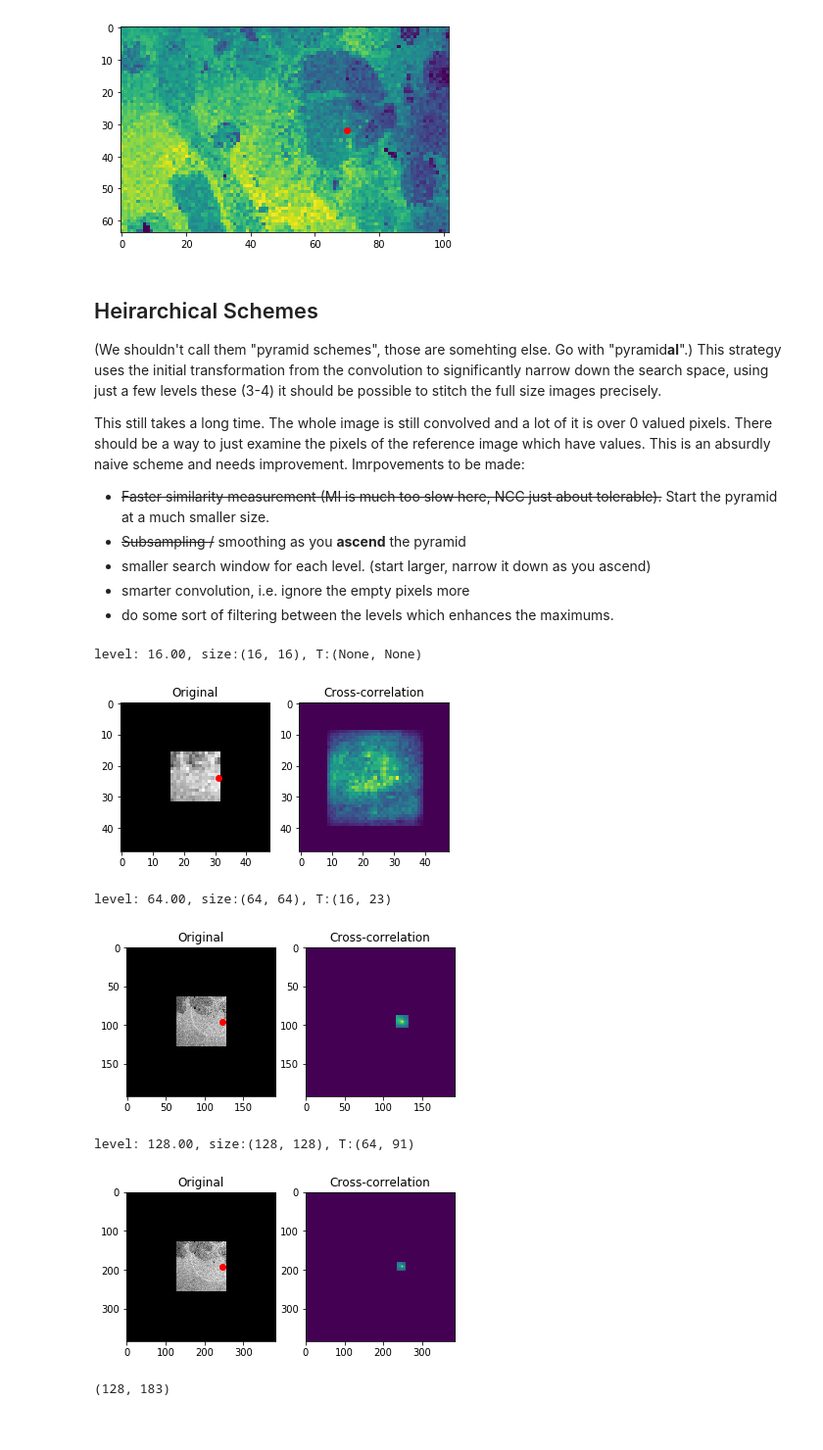
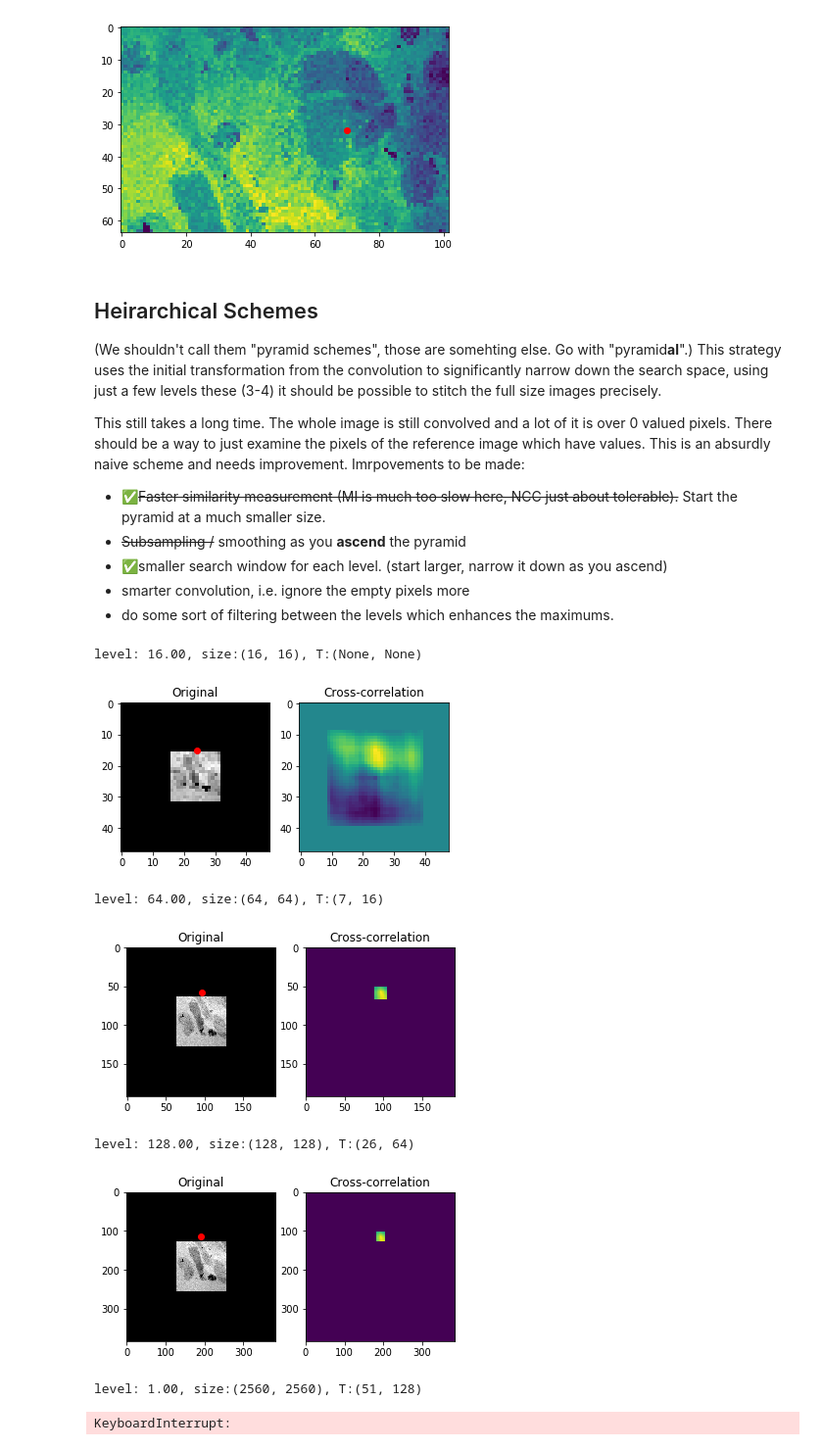
Before and after one commit to tristaaan/stitch-eval, a Jupyter notebook: notebooks/distance-method.ipynb, the cells around one changed output. Shown at 98% size. Saved outputs shown, nothing was run; the diff lists cells and outputs as text; code cells hidden in the pictures.

Commit message:
cleanup, support for float scales in pyramid levels

```diff
--- a/notebooks/distance-method.ipynb
+++ b/notebooks/distance-method.ipynb
@@ -38,6 +38,8 @@ def fill_fn(fn, size):
         return np.zeros(size)
     elif name == 'SSD' or name == 'SAD':
         return np.full(size, np.inf)
+    else:
+        raise ValueError('Unrecognized measurement method: %s' % name)
 
 def convolve(im, template, op):
     h_len, w_len = im.shape
@@ -143,7 +145,7 @@ from scipy import misc
 
 face = im1
 template = im2
-corr = convolve(face, template, MI)
+corr = convolve(face, template, NCCp)
 y, x = np.unravel_index(np.argmax(corr), corr.shape)
 
 # # For this method we need to whiten the images slightly beforehand.
@@ -239,9 +241,9 @@ plt.show()
 
 This still takes a long time. The whole image is still convolved and a lot of it is over 0 valued pixels. There should be a way to just examine the pixels of the reference image which have values. This is an absurdly naive scheme and needs improvement. Imrpovements to be made:
 
-- ~~Faster similarity measurement (MI is much too slow here, NCC just about tolerable).~~ Start the pyramid at a much smaller size.
+- ✅~~Faster similarity measurement (MI is much too slow here, NCC just about tolerable).~~ Start the pyramid at a much smaller size.
 - ~~Subsampling /~~ smoothing as you **ascend** the pyramid
-- smaller search window for each level. (start larger, narrow it down as you ascend)
+- ✅smaller search window for each level. (start larger, narrow it down as you ascend)
 - smarter convolution, i.e. ignore the empty pixels more
 - do some sort of filtering between the levels which enhances the maximums.
 # %%
@@ -262,7 +264,6 @@ def convolve_range(im, template, op, ranges=None):
             for j in range(start_j, end_j):
                 # print('i: %d:%d, j: %d:%d' % (i, i+th, j, j+tw))
                 op_res[i+offset_h, j+offset_w] = op(im[i:i+th, j:j+tw], template)
-#         return op_res[start_i:end_i, start_j:end_j]
         return op_res
 
     for i in range(start_i, h_len-th+1):
@@ -276,6 +277,8 @@ def objective_function(measurement):
         return np.argmax
     elif name == 'SSD' or name == 'SAD':
         return np.argmin
+    else:
+        raise ValueError('Unrecognized measurement method: %s' % name)
 
 def pyramidal(ref_name, mov_name, measurement, levels=[0.05, 0.25, 0.5], im_filter=None):
     '''
@@ -285,7 +288,8 @@ def pyramidal(ref_name, mov_name, measurement, levels=[0.05, 0.25, 0.5], im_filt
     p = 0 # size of moving image
     T      = (None, None) # transformation, (y,x)
     temp_T = (None, None) # temporary_T, these are the unscaled values from the correlation matrix
-    prev_level = None # previous hierarchy
+    new_size = None # copy and resize ref and mov to this size each level.
+    old_size = None # previous hierarchy, used to scale T on next level.
 #     w_size = 32       # window size, each level after the first examines from Tx-w_size, Tx+w_size
     ref_src = Image.open('../data/%s' % ref_name) # reference image
     mov_src = Image.open('../data/%s' % mov_name) # moving image
@@ -299,13 +303,16 @@ def pyramidal(ref_name, mov_name, measurement, levels=[0.05, 0.25, 0.5], im_filt
             new_size = (level, level)
         elif level <= 1.0:
             ny, nx = ref_src.size
-            new_size = (ceil(ny * level), ceil(nx * level))
+            new_size = (int(ny * level), int(nx * level))
         w_size = sqrt(new_size[0])
         print('level: %.02f, size:%s, T:%s' % (level, new_size, T,))
-        assert sum(new_size) <= sum(ref_src.size), 'the image is being scaled up, should always be scaled down'
+        assert (new_size[0] <= ref_src.size[0]) and (new_size[1] <= ref_src.size[1]), \
+               'the image is being scaled up?: %s to %s' % (ref_src.size, new_size,)
+
+        # find a better transformation
         if T != (None, None):
             # difference in scale
-            level_diff = (level / prev_level)
+            scale = (new_size[0] / old_size[0])
             # scale images
             ref = np.array(ref_src.copy().resize(new_size)).astype('float64')
             mov = np.array(mov_src.copy().resize(new_size)).astype('float64')
@@ -315,15 +322,16 @@ def pyramidal(ref_name, mov_name, measurement, levels=[0.05, 0.25, 0.5], im_filt
             # pad ref image
             p = int(mov.shape[0])
             ref = np.pad(ref, ((p,p), (p,p)), 'constant', constant_values=(0,0))
-            # establish a range to look for a better T, scale T, add offsets
+            # establish a range to look for a better T, after scaleing T, add offsets
             ranges = (                                                            \
-                      (int(T[0]*level_diff-w_size), int(T[1]*level_diff-w_size)), \
-                      (int(T[0]*level_diff+w_size), int(T[1]*level_diff+w_size))  \
+                      (int(T[0]*scale-w_size), int(T[1]*scale-w_size)), \
+                      (int(T[0]*scale+w_size), int(T[1]*scale+w_size))  \
                      )
             # find next T
             # print(T, ref.shape, mov.shape, ranges, level_diff)
             corr = convolve_range(ref, mov, measurement, ranges=ranges)
             temp_T = np.unravel_index(objective_function(measurement)(corr), corr.shape)
+        # Find initial transformation
         else:
             # rescale images
             ref = np.array(ref_src.copy().resize(new_size)).astype('float64')
@@ -341,17 +349,18 @@ def pyramidal(ref_name, mov_name, measurement, levels=[0.05, 0.25, 0.5], im_filt
         T = (int(temp_T[0] - int(p/2)), \
              int(temp_T[1] - int(p/2)) )
         show_registration(ref, corr, temp_T[::-1])
-        prev_level = level
+        old_size = new_size
 
     return ref_src, mov_src, T
 # %%
-ref, mov, transformation = pyramidal('S2_segment_4.tif', 'S2_segment_4.tif', MI, levels=[16, 64, 128])
+ref, mov, transformation = pyramidal('T1_segment_3.tif', 'T1_segment_1.tif', NCC, levels=[16, 64, 128, 1.0])
 transformation
 # %% [output]
 level: 16.00, size:(16, 16), T:(None, None)
-[figure, old version]
+[figure, new version]
-level: 64.00, size:(64, 64), T:(16, 23)
+level: 64.00, size:(64, 64), T:(7, 16)
-[figure, old version]
+[figure, new version]
-level: 128.00, size:(128, 128), T:(64, 91)
+level: 128.00, size:(128, 128), T:(26, 64)
-[figure, old version]
+[figure, new version]
-(128, 183)
+level: 1.00, size:(2560, 2560), T:(51, 128)
+KeyboardInterrupt:
```
Also changed, not shown: parts of 2 cells of this notebook.
